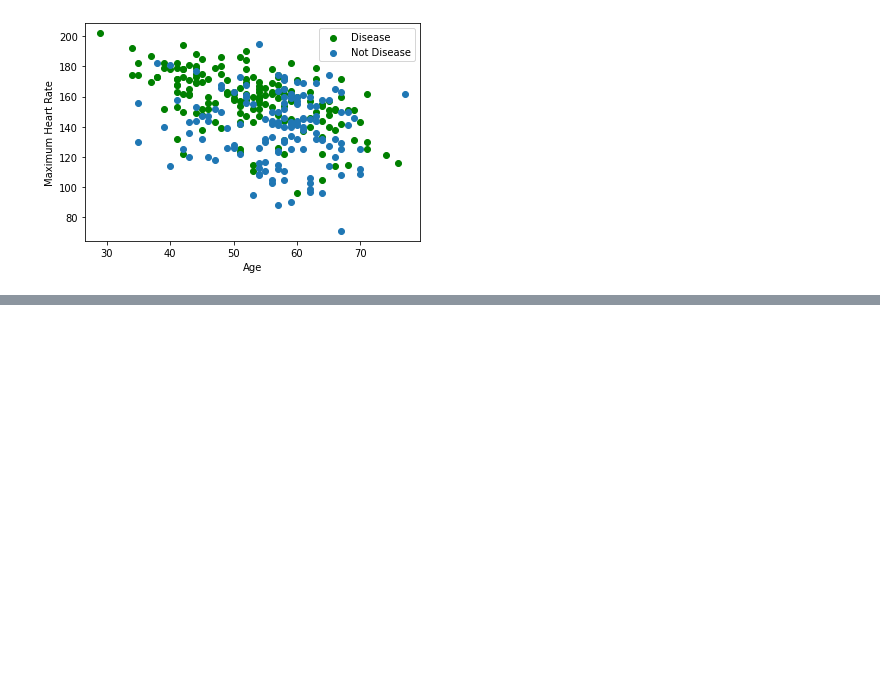
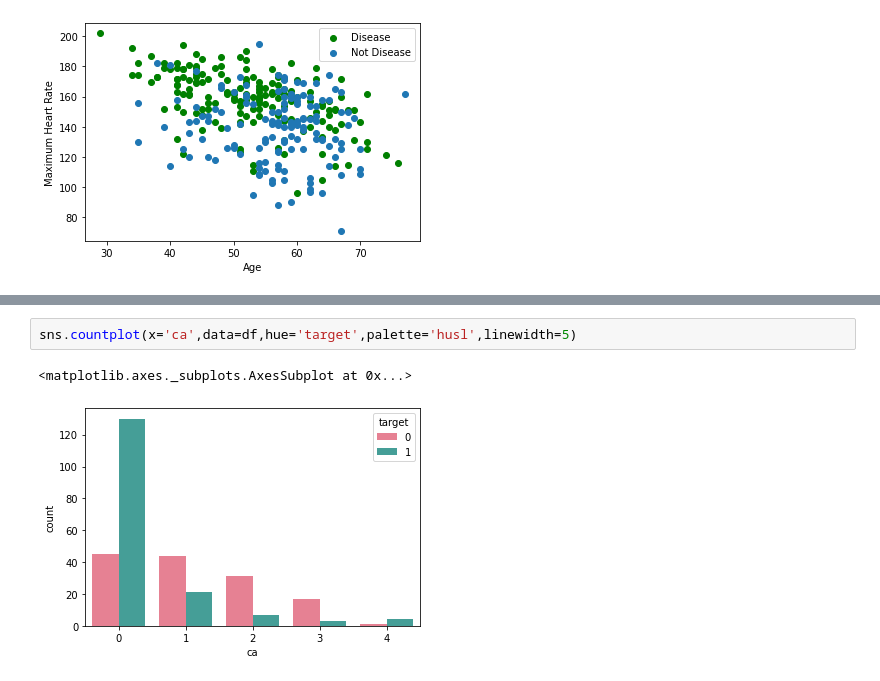
Before and after one commit to kesarsatyam/Machine-Learning-Project, a Jupyter notebook: Machine_Learning_Project.ipynb, the cells around one changed output, grey strips where cells are left out. Saved outputs shown, nothing was run; the diff lists cells and outputs as text; blank space fills up the shorter version.

```diff
--- a/Machine_Learning_Project.ipynb
+++ b/Machine_Learning_Project.ipynb
@@ -148,0 +172,5 @@ MALE:  165
+# %%
+sns.countplot(x='ca',data=df,hue='target',palette='husl',linewidth=5)
+# %% [output]
+<matplotlib.axes._subplots.AxesSubplot at 0x...>
+[figure, added]
```
Also changed, not shown: parts of 47 cells of this notebook.
